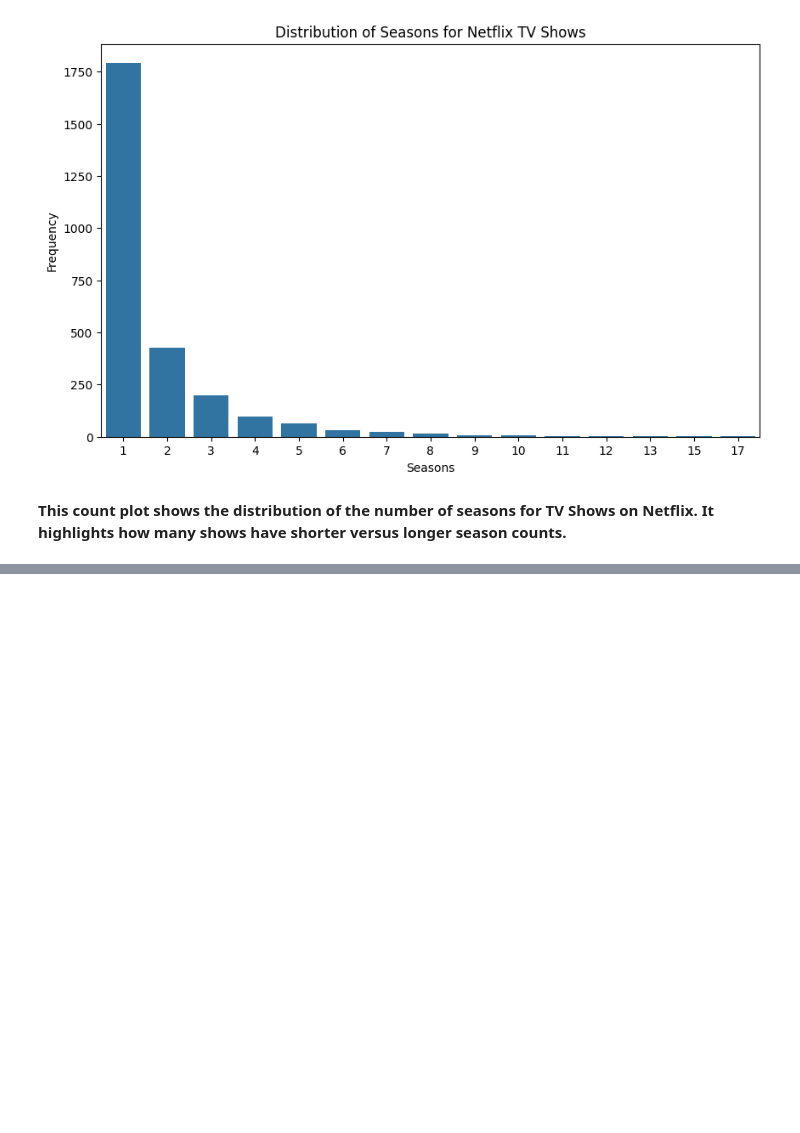
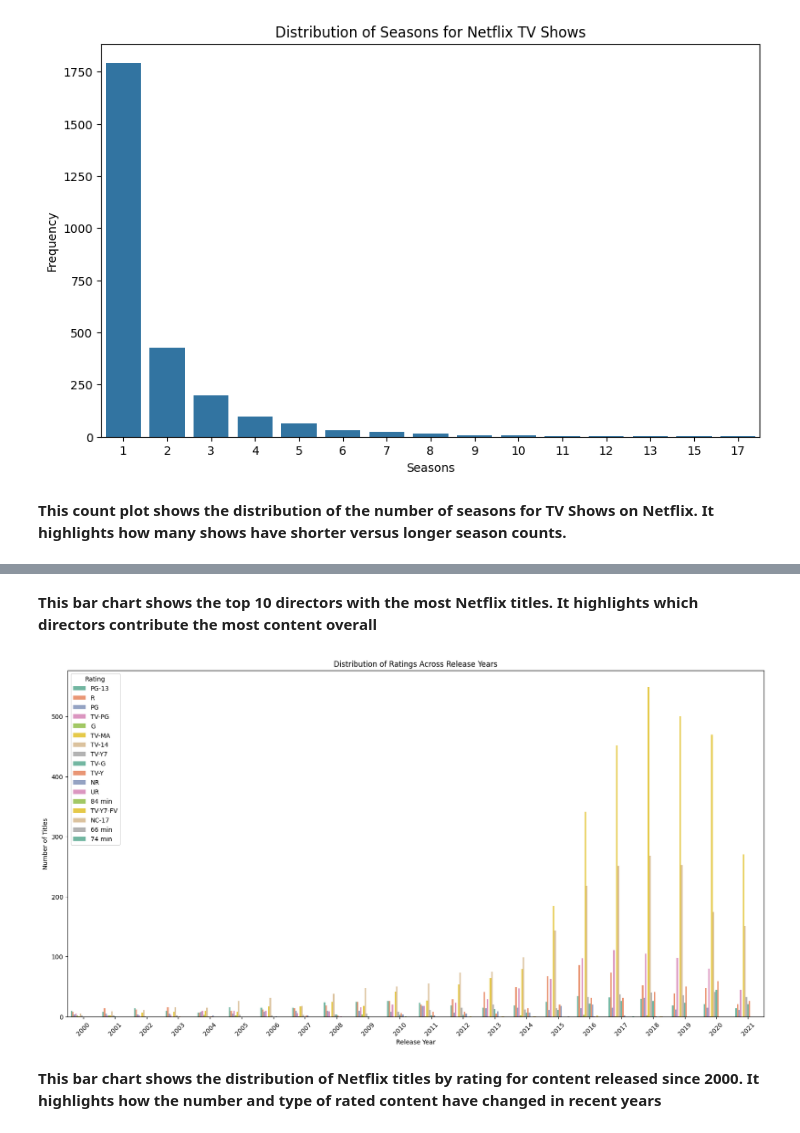
Before and after one commit to TahaNauman/Data-Science-Projects, a Jupyter notebook: Netflix_EDA/Netflix_EDA.ipynb, the cells around one changed output, grey strips where cells are left out. Drawn from its saved outputs; the diff is of its cells as text; code cells hidden in the pictures; blank space fills up the shorter version.

```diff
--- a/Netflix_EDA/Netflix_EDA.ipynb
+++ b/Netflix_EDA/Netflix_EDA.ipynb
@@ -264,0 +281,19 @@ plt.show()
+# %% [markdown]
+**This bar chart shows the top 10 directors with the most Netflix titles.
+It highlights which directors contribute the most content overall**
+# %%
+plt.figure(figsize=(20,10))
+
+recent_df = df[df['release_year']>1999]
+sns.countplot(data=recent_df, x='release_year', hue='rating', palette='Set2')
+
+plt.title('Distribution of Ratings Across Release Years')
+plt.xlabel('Release Year')
+plt.ylabel('Number of Titles')
+plt.xticks(rotation=45)
+plt.legend(title='Rating')
+plt.show()
+# %% [output]
+[figure, added]
+# %% [markdown]
+**This bar chart shows the distribution of Netflix titles by rating for content released since 2000. It highlights how the number and type of rated content have changed in recent years**
```
Also changed, not shown: parts of 1 cell of this notebook.
